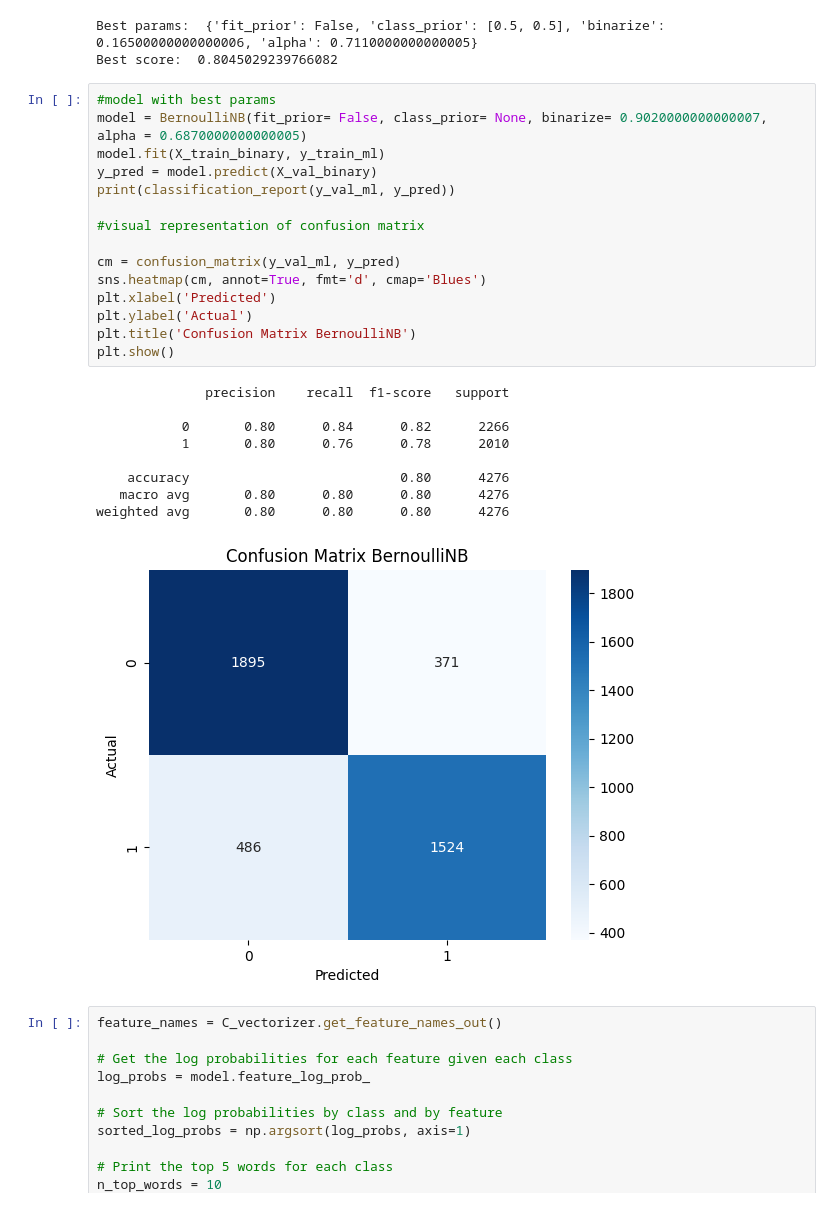
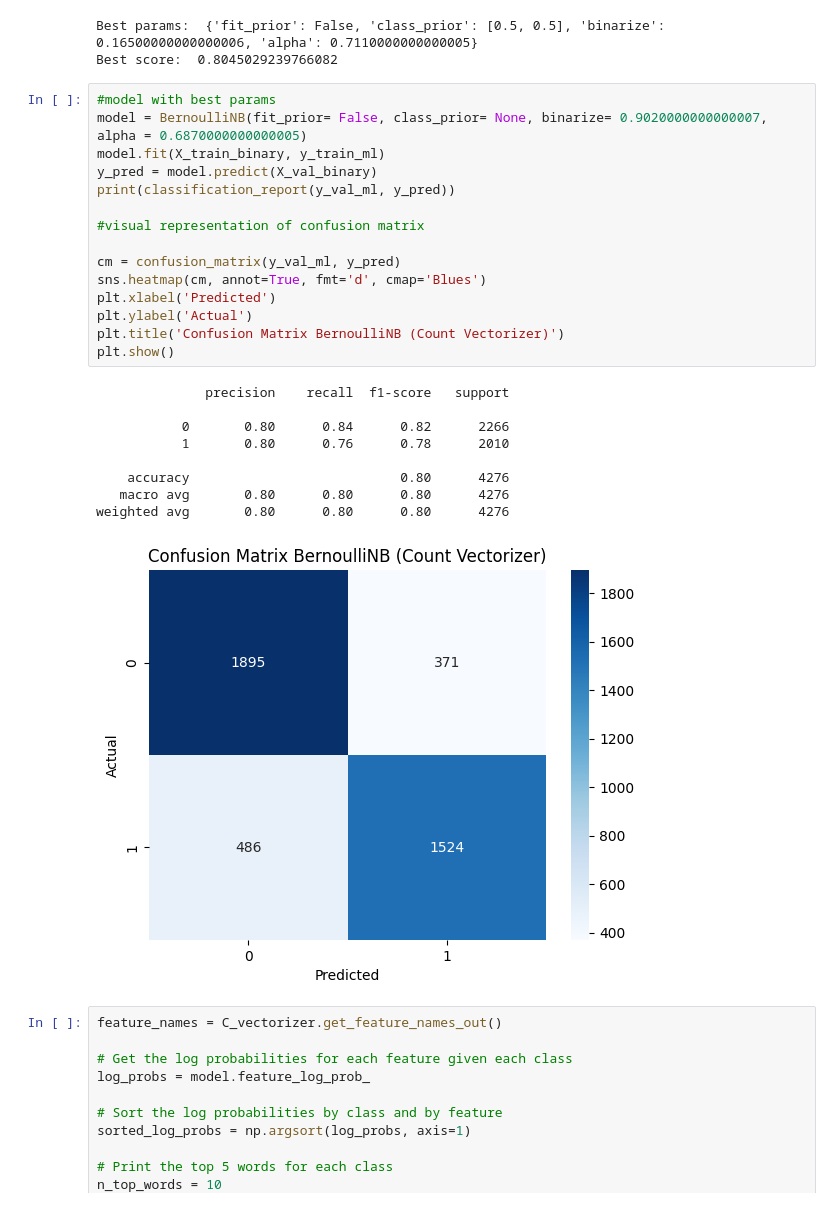
Before and after one commit to LaplaceDBen/Sarcasm_Detection, a Jupyter notebook: Sarcasm_w2v.ipynb, the cells around one changed output. Cells and saved outputs as stored; diff of their text form.

Commit message:
changed plot

```diff
--- a/Sarcasm_w2v.ipynb
+++ b/Sarcasm_w2v.ipynb
@@ -691,28 +691,28 @@ Best score:  0.8045029239766082
 # %%
 #model with best params
 model = BernoulliNB(fit_prior= False, class_prior= None, binarize= 0.9020000000000007, alpha = 0.6870000000000005)
 model.fit(X_train_binary, y_train_ml)
 y_pred = model.predict(X_val_binary)
 print(classification_report(y_val_ml, y_pred))
 
 #visual representation of confusion matrix
 
 cm = confusion_matrix(y_val_ml, y_pred)
 sns.heatmap(cm, annot=True, fmt='d', cmap='Blues')
 plt.xlabel('Predicted')
 plt.ylabel('Actual')
-plt.title('Confusion Matrix BernoulliNB')
+plt.title('Confusion Matrix BernoulliNB (Count Vectorizer)')
 plt.show()
 # %% [output]
               precision    recall  f1-score   support
 
            0       0.80      0.84      0.82      2266
            1       0.80      0.76      0.78      2010
 
     accuracy                           0.80      4276
    macro avg       0.80      0.80      0.80      4276
 weighted avg       0.80      0.80      0.80      4276
-[figure, old version]
+[figure, new version]
 # %%
 feature_names = C_vectorizer.get_feature_names_out()
 
```
